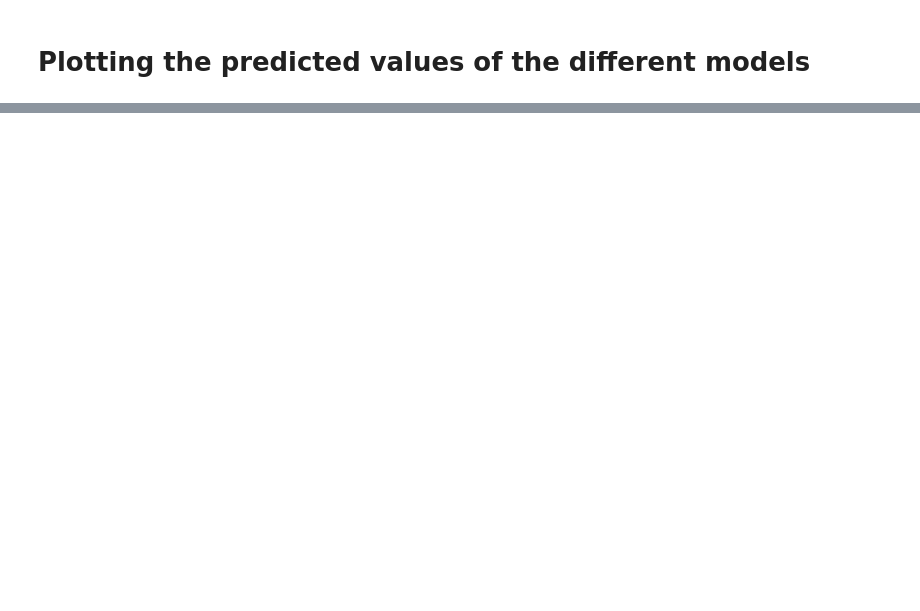
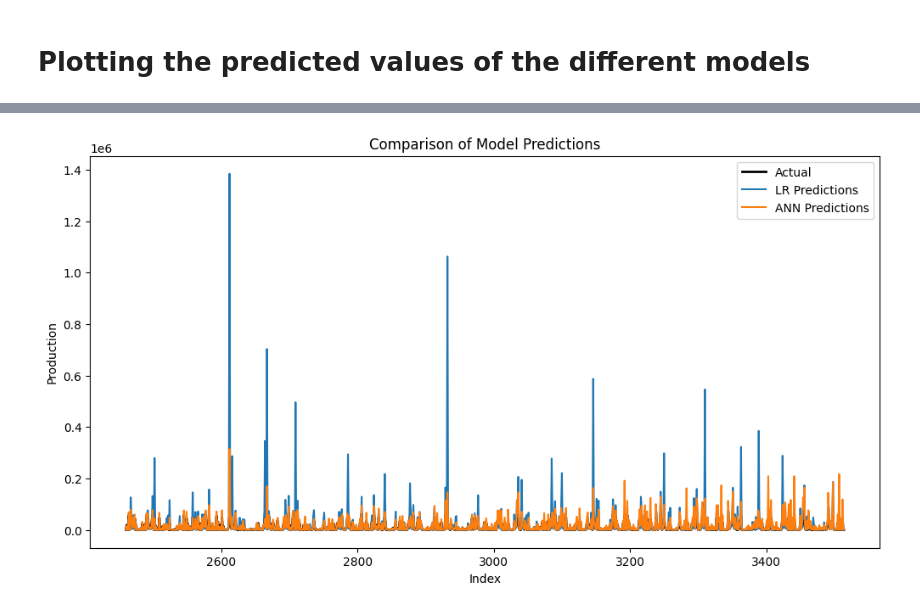
Before and after one commit to kazeulo/Project_197, a Jupyter notebook: Final version 1.ipynb, the cells around one changed output, grey strips where cells are left out. Drawn from its saved outputs; the diff is of its cells as text; code cells hidden in the pictures; blank space fills up the shorter version.

```diff
--- a/Final version 1.ipynb
+++ b/Final version 1.ipynb
@@ -998,0 +1121,16 @@ NameError: name 'plt' is not defined
+# %%
+# LR and ANN vs Actual
+
+plt.figure(figsize=(12, 6))
+plt.plot(y_test_original.index, y_test_original, label='Actual', color='black', linewidth = 2)
+plt.plot(y_test_original.index, y_pred_original_lr, label='LR Predictions')
+plt.plot(y_test_original.index, y_pred_original_ann, label='ANN Predictions')
+
+
+plt.xlabel('Index')
+plt.ylabel('Production')
+plt.legend()
+plt.title('Comparison of Model Predictions')
+plt.show()
+# %% [output]
+[figure, added]
```
Also changed, not shown: parts of 28 cells of this notebook.
